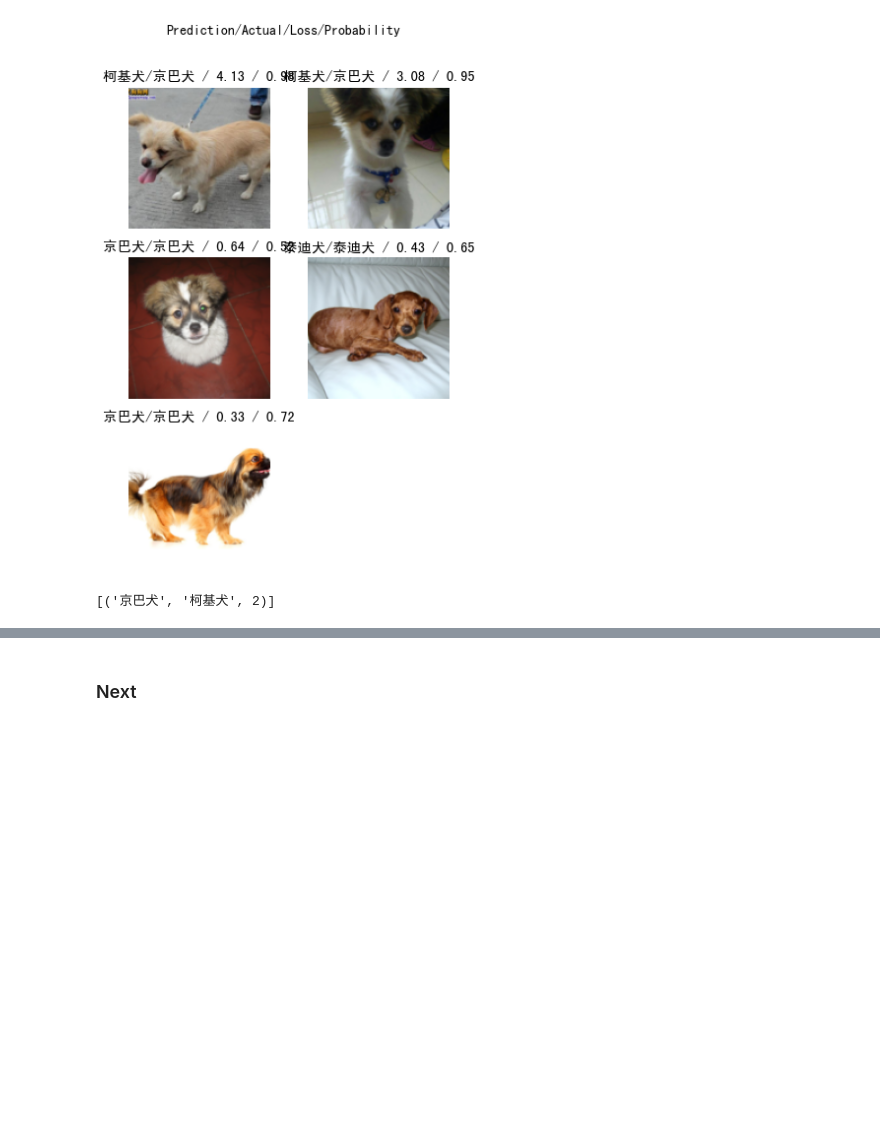
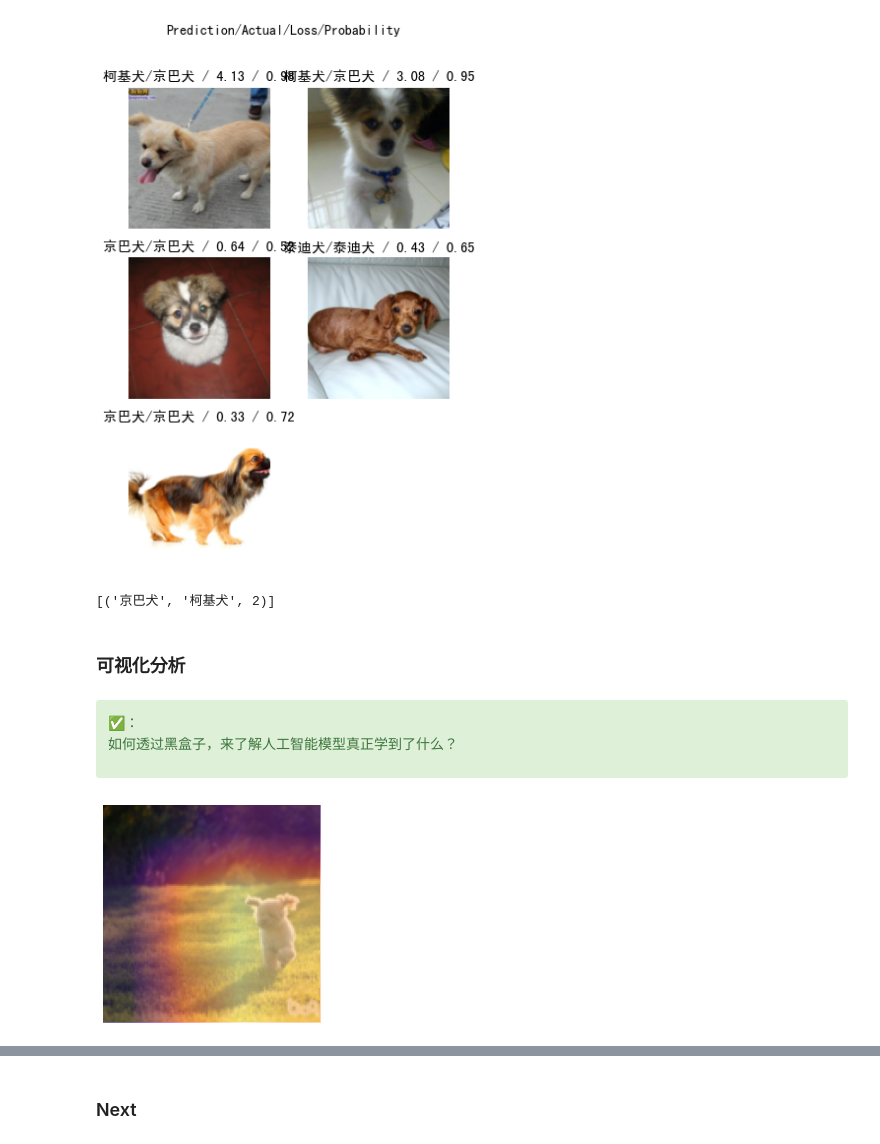
Before and after one commit to ddebby/First_AI_Project, a Jupyter notebook: 01.lab_your_first_ai_project.ipynb, the cells around one changed output, grey strips where cells are left out. Cells and saved outputs as stored; diff of their text form; code cells hidden in the pictures; blank space fills up the shorter version.

Commit message:
Add heatmap visual methods
Signed-off-by: Ebby <ebby.dd@gmail.com>

```diff
--- a/01.lab_your_first_ai_project.ipynb
+++ b/01.lab_your_first_ai_project.ipynb
@@ -323,3 +412,19 @@ interp.plot_top_losses(5, nrows=3)
 interp.most_confused()
 # %% [output]
 [('京巴犬', '柯基犬', 2)]
+# %% [markdown]
+### 可视化分析
+# %% [markdown]
+<div class="alert alert-block alert-success">
+✅：
+
+如何透过黑盒子，来了解人工智能模型真正学到了什么？
+</div>
+# %%
+learn = load_learner('../export.pkl')
+# %%
+im = PILImage.create('imgs/visul_dogs.jpg')
+# %%
+show_heatmap(im,learn,2)
+# %% [output]
+[figure, added]
```
Also changed, not shown: parts of 38 cells of this notebook, 6 other files.
